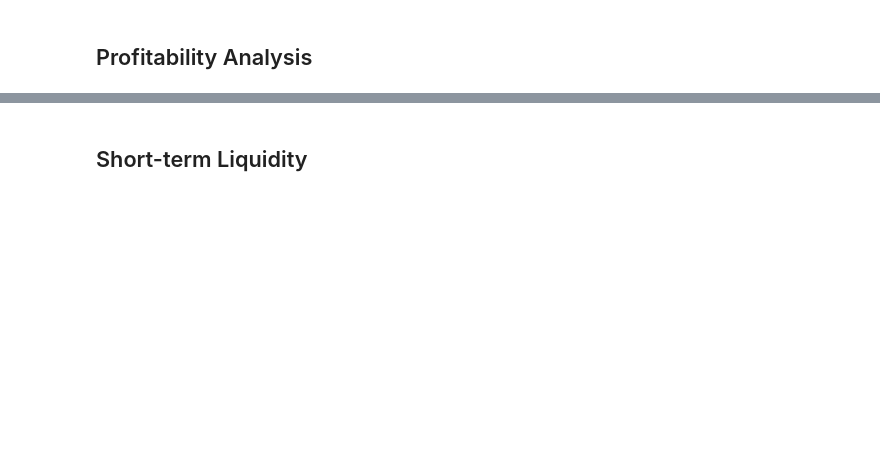
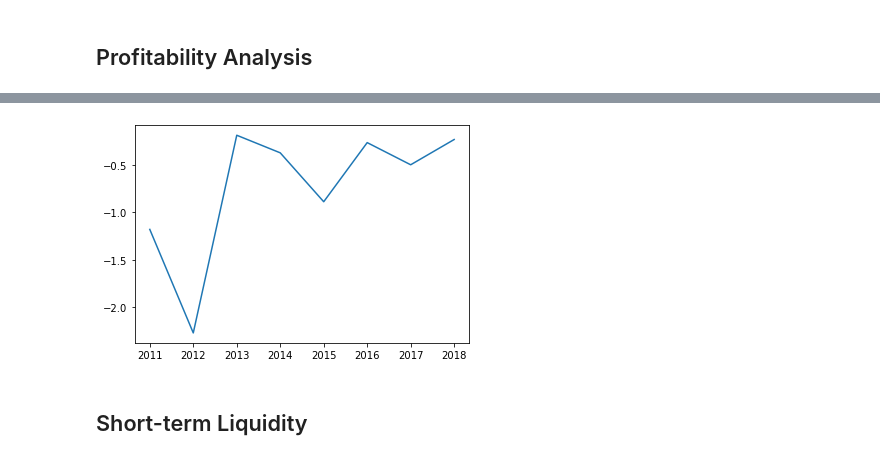
Before and after one commit to thna2020/TeslaFinancialAnalysis, a Jupyter notebook: TeslaFinancialAnalysis_1118.ipynb, the cells around one changed output, grey strips where cells are left out. Cells and saved outputs as stored; diff of their text form; code cells hidden in the pictures; blank space fills up the shorter version.

```diff
--- a/TeslaFinancialAnalysis_1118.ipynb
+++ b/TeslaFinancialAnalysis_1118.ipynb
@@ -215,3 +262,8 @@ profit_df
+# %%
+plt.plot(profit_df2['Year'], profit_df2['Return on Common Stockholders\' Equity (%)'])
+plt.show()
+# %% [output]
+[figure, added]
 # %% [markdown]
 ## Short-term Liquidity
 # %%
```
Also changed, not shown: parts of 10 cells of this notebook.
